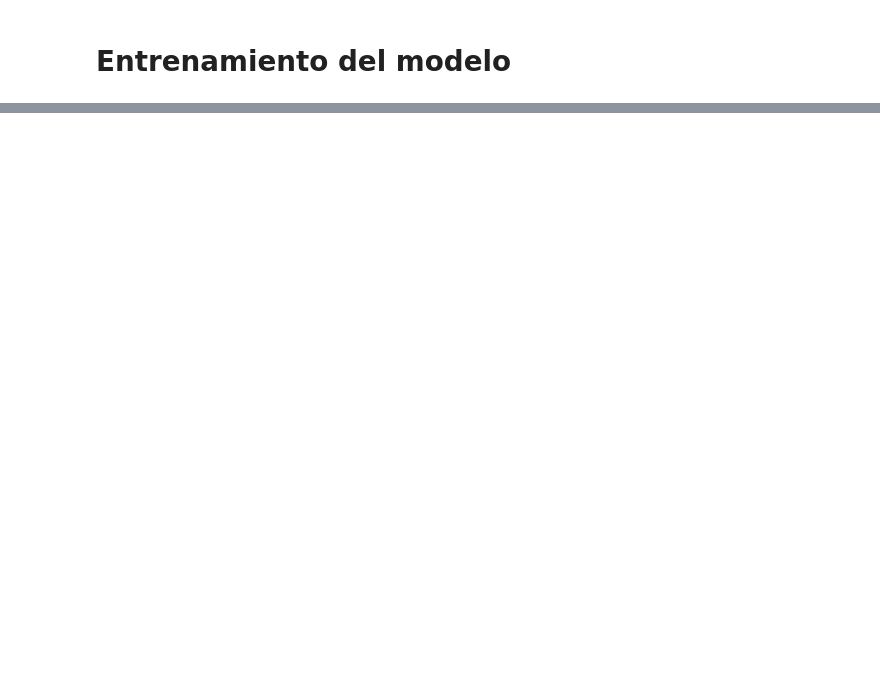
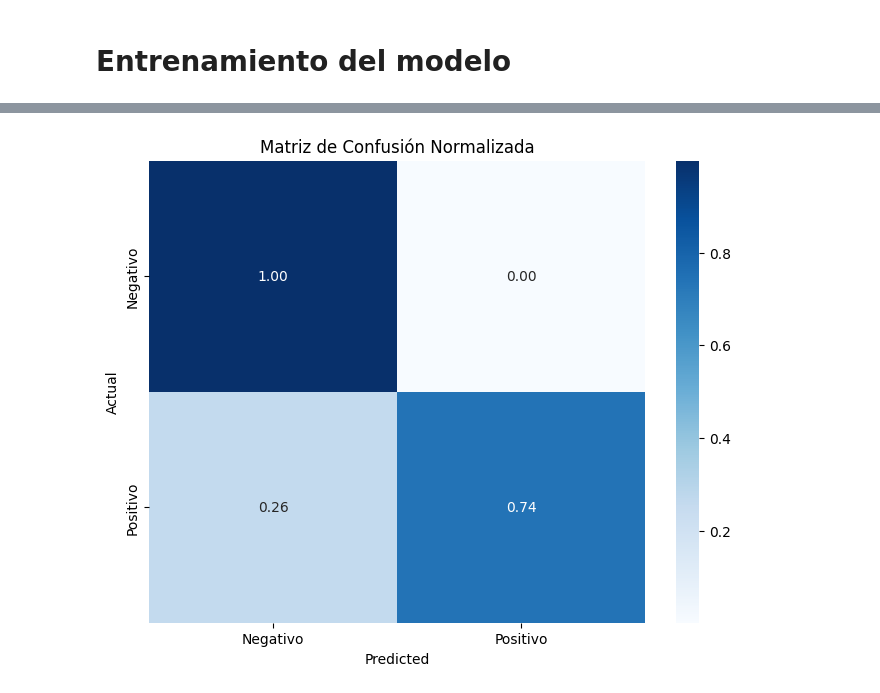
Before and after one commit to marcohinojosag/IA_MKTR, a Jupyter notebook: cod.ipynb, the cells around one changed output, grey strips where cells are left out. Cells and saved outputs as stored; diff of their text form; code cells hidden in the pictures; blank space fills up the shorter version.

```diff
--- a/cod.ipynb
+++ b/cod.ipynb
@@ -323,0 +386,14 @@ F1-score: 0.8121
+# %%
+# Normalizar por fila (dividir cada valor por el total real de la clase)
+cm_normalized = cm.astype('float') / cm.sum(axis=1)[:, np.newaxis]
+
+plt.figure(figsize=(8, 6))
+sns.heatmap(cm_normalized, annot=True, fmt='.2f', cmap='Blues',
+            xticklabels=['Negativo', 'Positivo'],
+            yticklabels=['Negativo', 'Positivo'])
+plt.xlabel('Predicted')
+plt.ylabel('Actual')
+plt.title('Matriz de Confusión Normalizada')
+plt.show()
+# %% [output]
+[figure, added]
```
Also changed, not shown: parts of 18 cells of this notebook.
